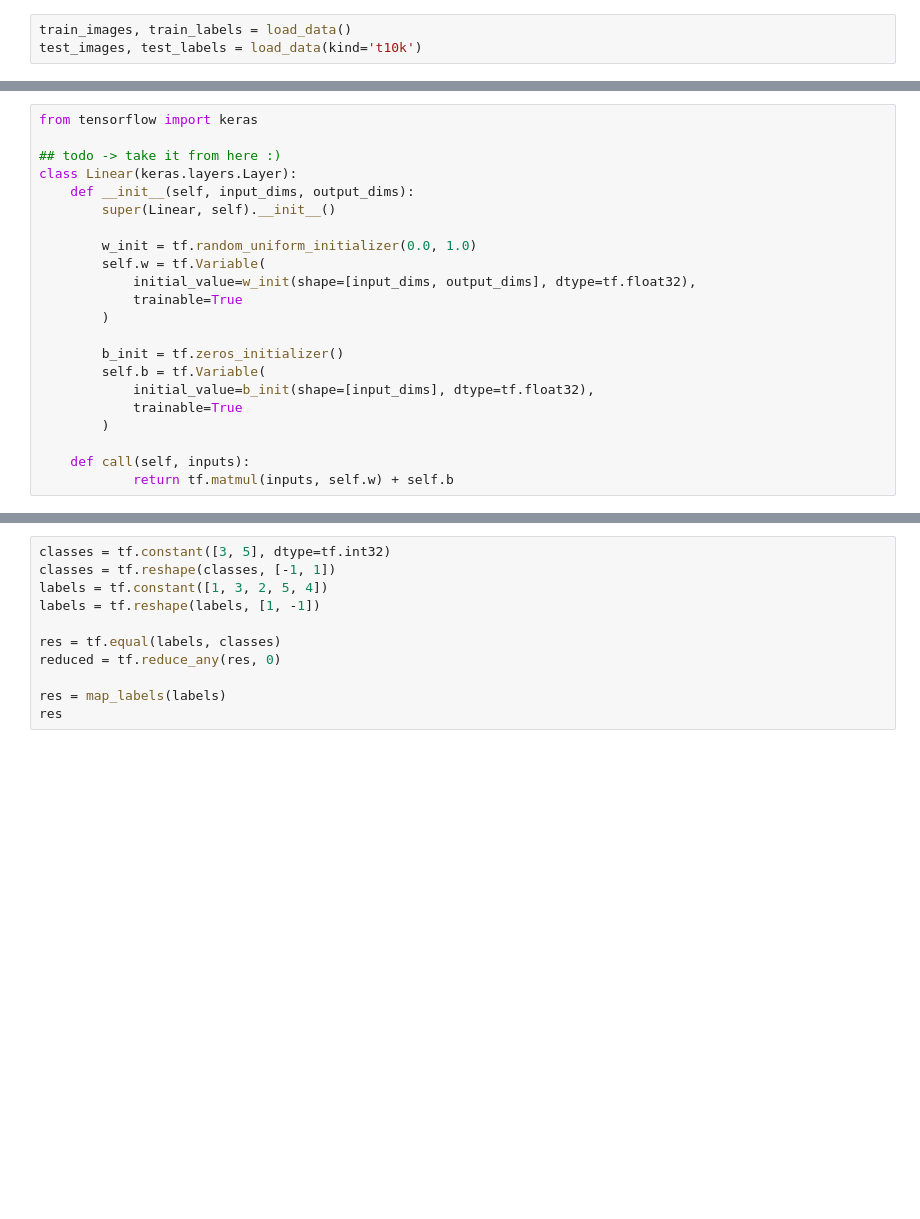
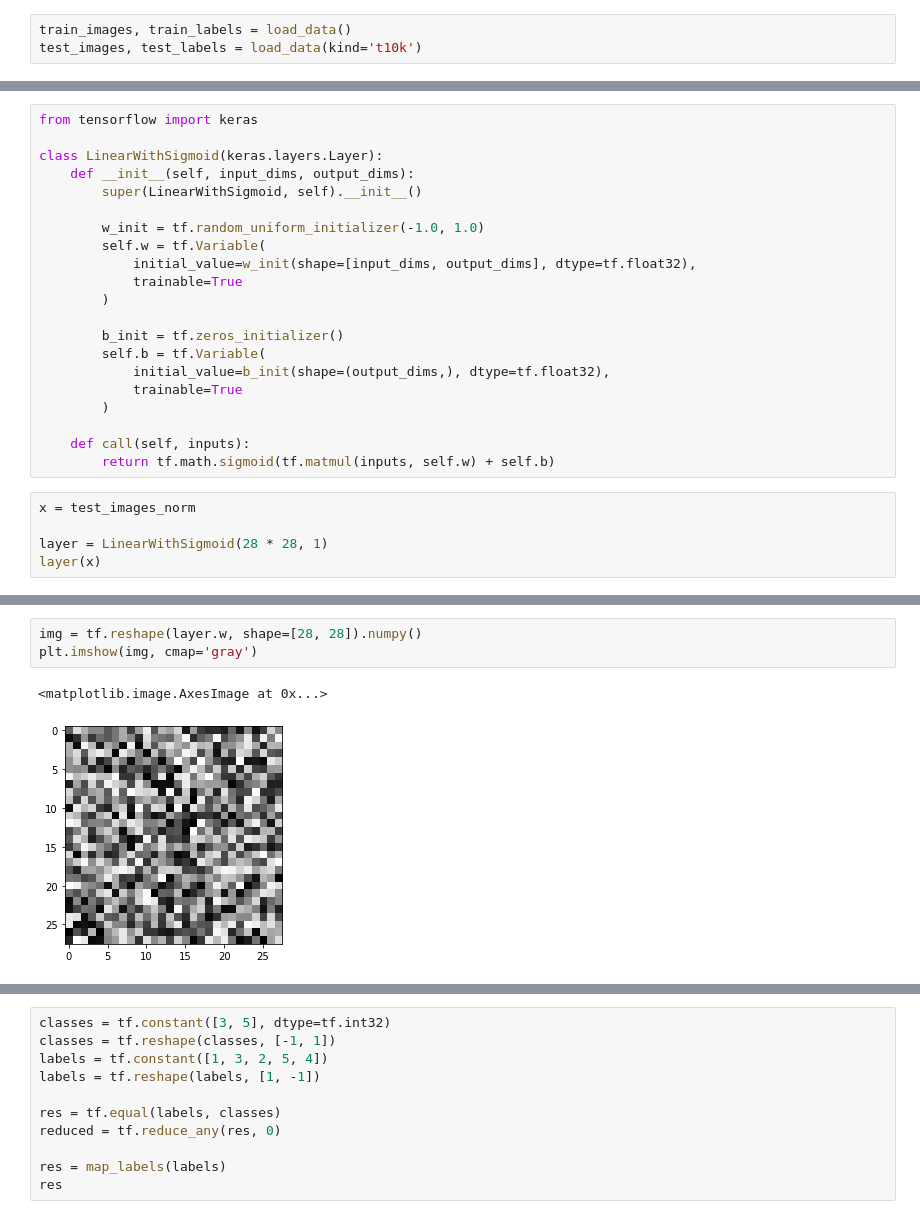
Before and after one commit to Petroniuss/pattern-recognition, a Jupyter notebook: lab1/lab1.ipynb, the cells around one changed output, grey strips where cells are left out. Cells and saved outputs as stored; diff of their text form; blank space fills up the shorter version.

```diff
--- a/lab1/lab1.ipynb
+++ b/lab1/lab1.ipynb
@@ -59,12 +68,11 @@ def map_labels(labels, zero_class=3):
 # %%
 from tensorflow import keras
 
-## todo -> take it from here :)
-class Linear(keras.layers.Layer):
+class LinearWithSigmoid(keras.layers.Layer):
     def __init__(self, input_dims, output_dims):
-        super(Linear, self).__init__()
+        super(LinearWithSigmoid, self).__init__()
 
-        w_init = tf.random_uniform_initializer(0.0, 1.0)
+        w_init = tf.random_uniform_initializer(-1.0, 1.0)
         self.w = tf.Variable(
             initial_value=w_init(shape=[input_dims, output_dims], dtype=tf.float32),
             trainable=True
@@ -72,9 +80,14 @@ class Linear(keras.layers.Layer):
 
         b_init = tf.zeros_initializer()
         self.b = tf.Variable(
-            initial_value=b_init(shape=[input_dims], dtype=tf.float32),
+            initial_value=b_init(shape=(output_dims,), dtype=tf.float32),
             trainable=True
         )
 
     def call(self, inputs):
-            return tf.matmul(inputs, self.w) + self.b
+        return tf.math.sigmoid(tf.matmul(inputs, self.w) + self.b)
+# %%
+x = test_images_norm
+
+layer = LinearWithSigmoid(28 * 28, 1)
+layer(x)
@@ -80,0 +103,6 @@ class Linear(keras.layers.Layer):
+# %%
+img = tf.reshape(layer.w, shape=[28, 28]).numpy()
+plt.imshow(img, cmap='gray')
+# %% [output]
+<matplotlib.image.AxesImage at 0x...>
+[figure, added]
```
Also changed, not shown: parts of 10 cells of this notebook.
